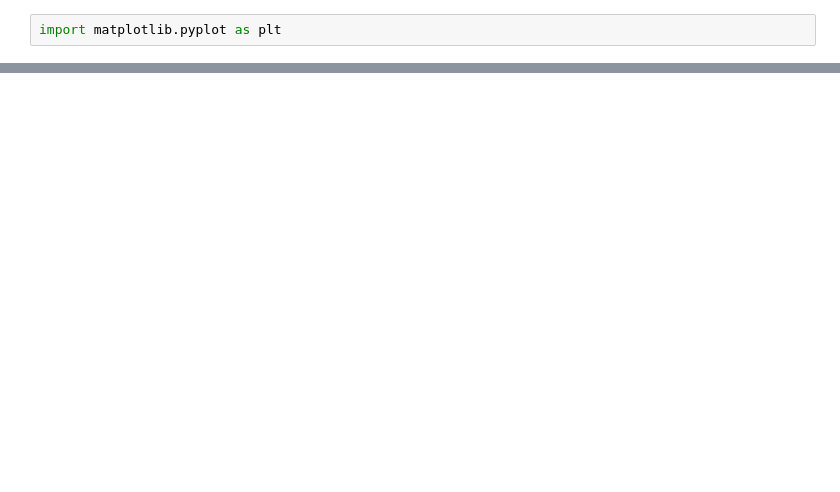
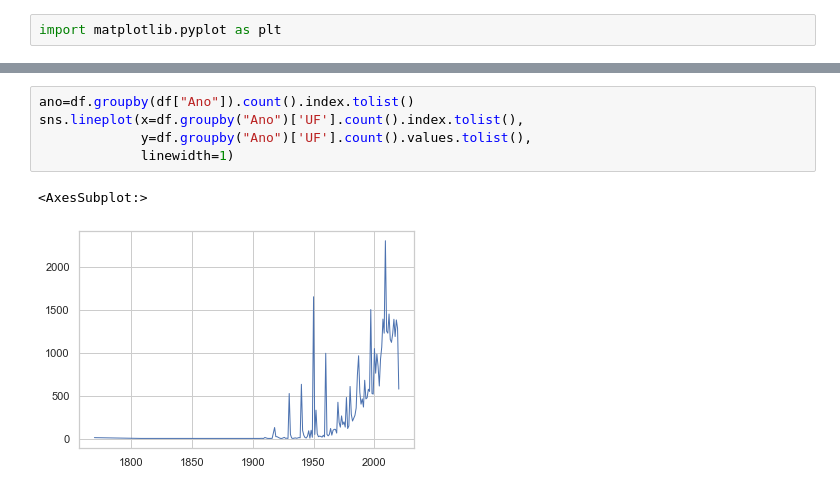
Before and after one commit to VascoMonteiroNeto/analiseDadosComPythonPandas, a Jupyter notebook: Aula_4_e_5_Pandas_VascoMonteiroNeto.ipynb, the cells around one changed output, grey strips where cells are left out. Cells and saved outputs as stored; diff of their text form; blank space fills up the shorter version.

```diff
--- a/Aula_4_e_5_Pandas_VascoMonteiroNeto.ipynb
+++ b/Aula_4_e_5_Pandas_VascoMonteiroNeto.ipynb
@@ -344,0 +363,8 @@ import matplotlib.pyplot as plt
+# %%
+ano=df.groupby(df["Ano"]).count().index.tolist()
+sns.lineplot(x=df.groupby("Ano")['UF'].count().index.tolist(),
+             y=df.groupby("Ano")['UF'].count().values.tolist(),
+             linewidth=1)
+# %% [output]
+<AxesSubplot:>
+[figure, added]
```
Also changed, not shown: parts of 9 cells of this notebook.
